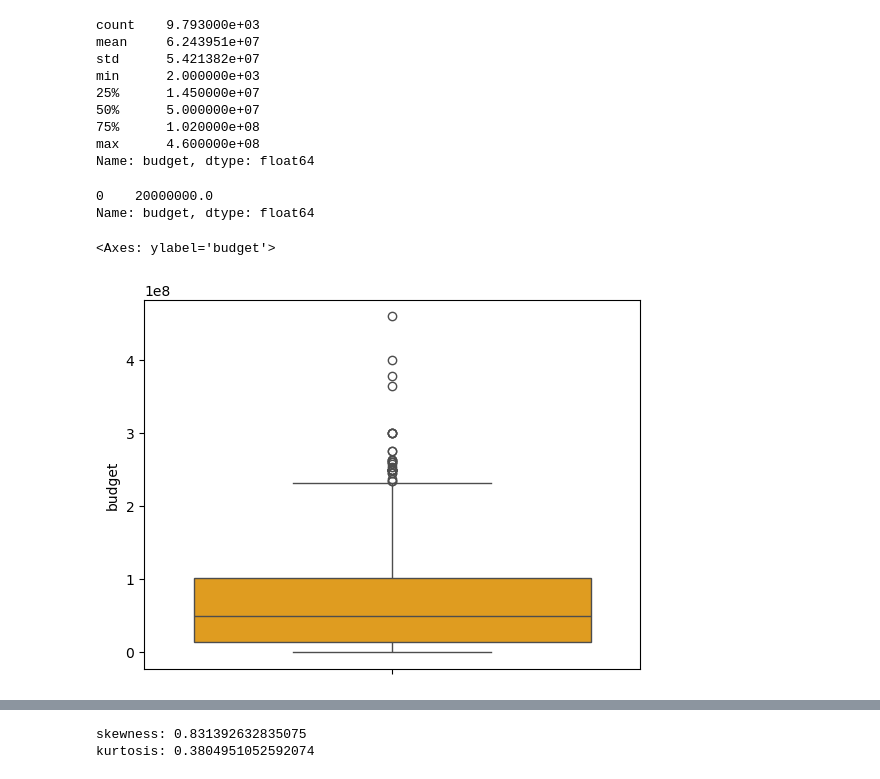
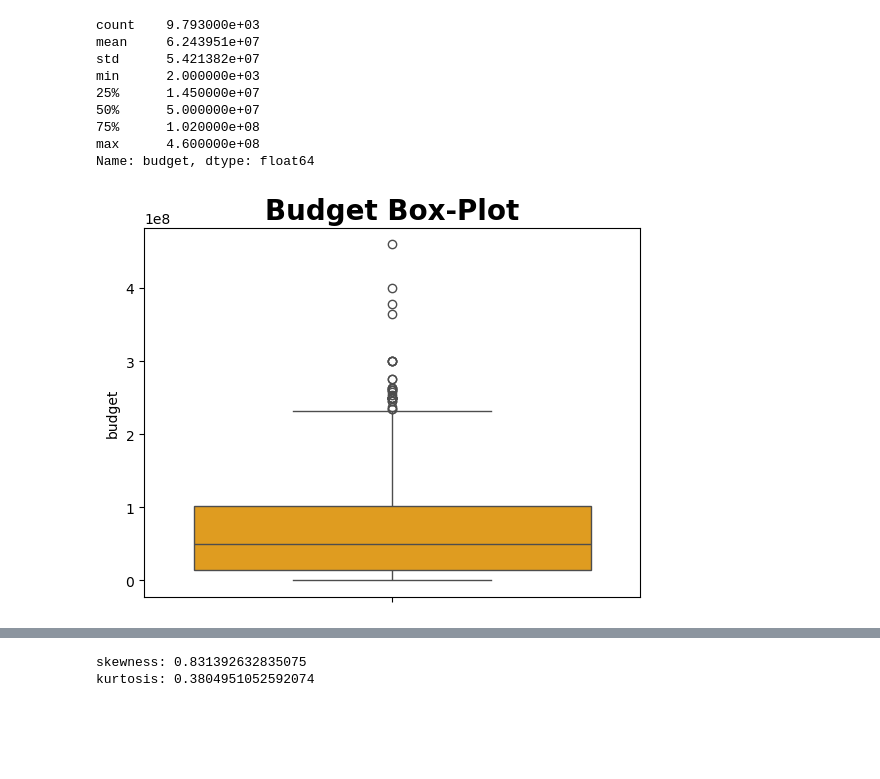
Before and after one commit to edoadro/university, a Jupyter notebook: RMBA/Group Project/imdb_joined.ipynb, the cells around one changed output, grey strips where cells are left out. Drawn from its saved outputs; the diff is of its cells as text; code cells hidden in the pictures; blank space fills up the shorter version.

```diff
--- a/RMBA/Group Project/imdb_joined.ipynb
+++ b/RMBA/Group Project/imdb_joined.ipynb
@@ -83,6 +133,7 @@ country        0
 dtype: int64
 # %%
 imdb_movies.dropna(inplace=True)
+imdb_movies.reset_index(drop = True, inplace = True)
 imdb_movies.isna().sum()
 # %% [output]
 names         0
@@ -163,6 +214,7 @@ dtype: int64
 imdb_movies = imdb_movies[imdb_movies.score != 0]
 imdb_movies = imdb_movies[imdb_movies.revenue >= 1000]
 imdb_movies = imdb_movies[imdb_movies.budget >= 1000]
+imdb_movies.reset_index(drop = True, inplace = True)
 imdb_movies.describe()
 # %% [output]
 |  | release_date | score | budget | revenue | profitable |
@@ -227,13 +379,9 @@ min      2.000000e+03
 75%      1.020000e+08
 max      4.600000e+08
 Name: budget, dtype: float64
-# %%
-imdb_movies['budget'].mode()
-# %% [output]
-0    20000000.0
-Name: budget, dtype: float64
 # %%
 sns.boxplot(y=imdb_movies['budget'], color='orange')
+plt.title('Budget Box-Plot', fontsize=20, fontweight='bold')
+plt.show()
 # %% [output]
-<Axes: ylabel='budget'>
-[figure, old version]
+[figure, new version]
```
Also changed, not shown: parts of 95 cells of this notebook, 1 other file.
